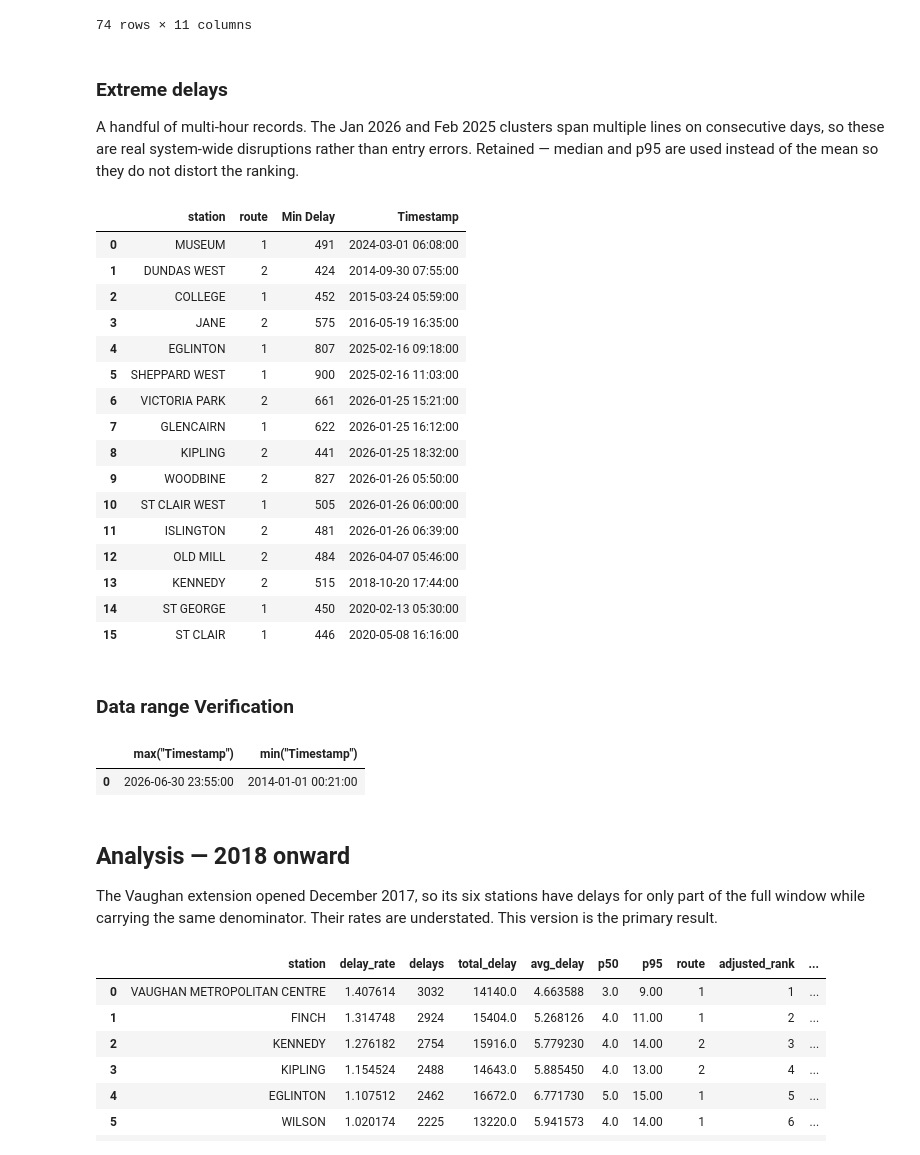
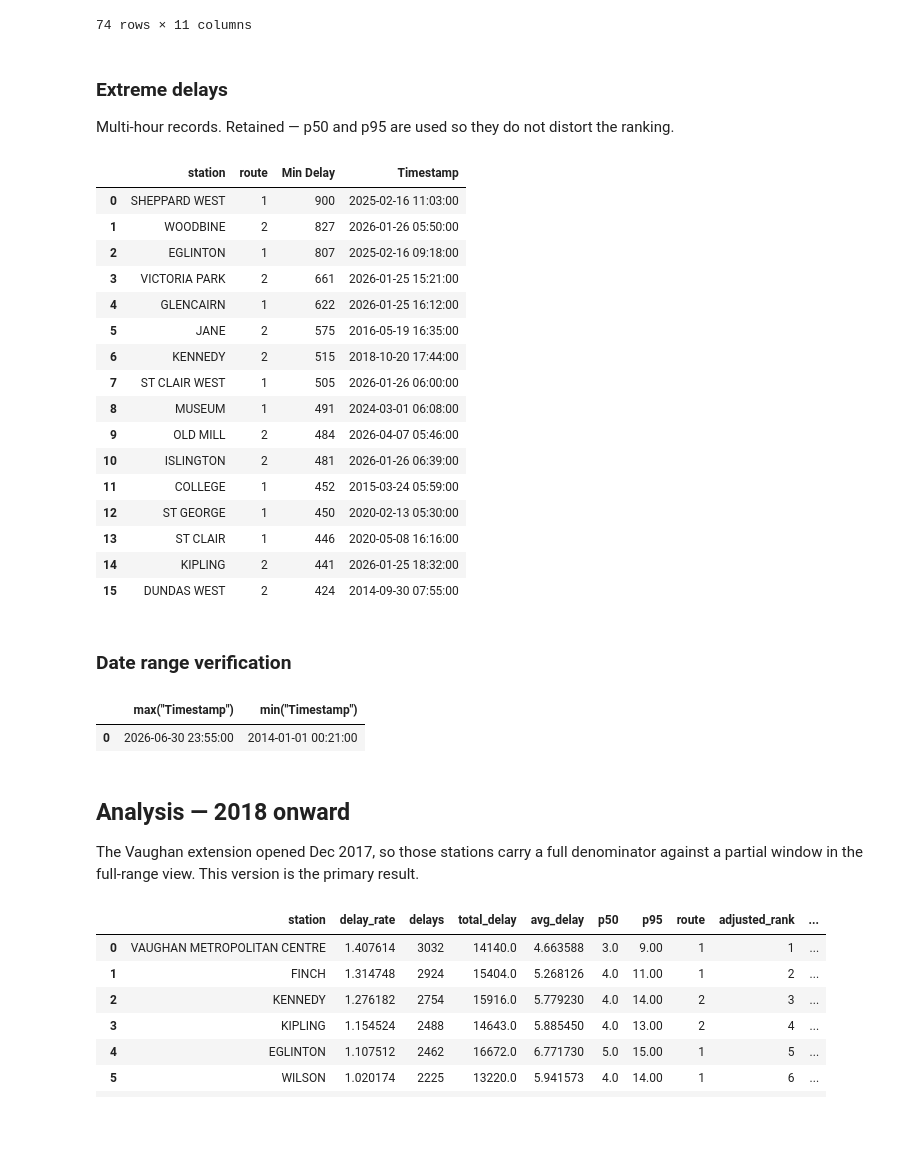
Before and after one commit to DevAwol/TTCdelay, a Jupyter notebook: explore.ipynb, the cells around one changed output. Saved outputs shown, nothing was run; the diff lists cells and outputs as text; code cells hidden in the pictures; blank space fills up the shorter version.

```diff
--- a/explore.ipynb
+++ b/explore.ipynb
@@ -802,35 +790,33 @@ con.sql("""
 # %% [markdown]
 ### Extreme delays
 
-A handful of multi-hour records. The Jan 2026 and Feb 2025 clusters span
-multiple lines on consecutive days, so these are real system-wide disruptions
-rather than entry errors. Retained — median and p95 are used instead of the
-mean so they do not distort the ranking.
+Multi-hour records. Retained — p50 and p95 are used so they do not distort the ranking.
 # %%
 con.sql("""
 SELECT station, route, "Min Delay", Timestamp FROM clean_delays
 WHERE "Min Delay" > 400
+ORDER BY "Min Delay" DESC
 """).df()
 # %% [output]
 |  | station | route | Min Delay | Timestamp |
-| 0 | MUSEUM | 1 | 491 | 2024-03-01 06:08:00 |
-| 1 | DUNDAS WEST | 2 | 424 | 2014-09-30 07:55:00 |
-| 2 | COLLEGE | 1 | 452 | 2015-03-24 05:59:00 |
-| 3 | JANE | 2 | 575 | 2016-05-19 16:35:00 |
-| 4 | EGLINTON | 1 | 807 | 2025-02-16 09:18:00 |
-| 5 | SHEPPARD WEST | 1 | 900 | 2025-02-16 11:03:00 |
-| 6 | VICTORIA PARK | 2 | 661 | 2026-01-25 15:21:00 |
-| 7 | GLENCAIRN | 1 | 622 | 2026-01-25 16:12:00 |
-| 8 | KIPLING | 2 | 441 | 2026-01-25 18:32:00 |
-| 9 | WOODBINE | 2 | 827 | 2026-01-26 05:50:00 |
-| 10 | ST CLAIR WEST | 1 | 505 | 2026-01-26 06:00:00 |
-| 11 | ISLINGTON | 2 | 481 | 2026-01-26 06:39:00 |
-| 12 | OLD MILL | 2 | 484 | 2026-04-07 05:46:00 |
-| 13 | KENNEDY | 2 | 515 | 2018-10-20 17:44:00 |
-| 14 | ST GEORGE | 1 | 450 | 2020-02-13 05:30:00 |
-| 15 | ST CLAIR | 1 | 446 | 2020-05-08 16:16:00 |
+| 0 | SHEPPARD WEST | 1 | 900 | 2025-02-16 11:03:00 |
+| 1 | WOODBINE | 2 | 827 | 2026-01-26 05:50:00 |
+| 2 | EGLINTON | 1 | 807 | 2025-02-16 09:18:00 |
+| 3 | VICTORIA PARK | 2 | 661 | 2026-01-25 15:21:00 |
+| 4 | GLENCAIRN | 1 | 622 | 2026-01-25 16:12:00 |
+| 5 | JANE | 2 | 575 | 2016-05-19 16:35:00 |
+| 6 | KENNEDY | 2 | 515 | 2018-10-20 17:44:00 |
+| 7 | ST CLAIR WEST | 1 | 505 | 2026-01-26 06:00:00 |
+| 8 | MUSEUM | 1 | 491 | 2024-03-01 06:08:00 |
+| 9 | OLD MILL | 2 | 484 | 2026-04-07 05:46:00 |
+| 10 | ISLINGTON | 2 | 481 | 2026-01-26 06:39:00 |
+| 11 | COLLEGE | 1 | 452 | 2015-03-24 05:59:00 |
+| 12 | ST GEORGE | 1 | 450 | 2020-02-13 05:30:00 |
+| 13 | ST CLAIR | 1 | 446 | 2020-05-08 16:16:00 |
+| 14 | KIPLING | 2 | 441 | 2026-01-25 18:32:00 |
+| 15 | DUNDAS WEST | 2 | 424 | 2014-09-30 07:55:00 |
 # %% [markdown]
-### Data range Verification
+### Date range verification
 # %%
 con.sql("""
 SELECT MAX(Timestamp), MIN(Timestamp) FROM clean_delays
@@ -841,9 +827,8 @@ SELECT MAX(Timestamp), MIN(Timestamp) FROM clean_delays
 # %% [markdown]
 ## Analysis — 2018 onward
 
-The Vaughan extension opened December 2017, so its six stations have delays
-for only part of the full window while carrying the same denominator. Their
-rates are understated. This version is the primary result.
+The Vaughan extension opened Dec 2017, so those stations carry a full denominator against
+a partial window in the full-range view. This version is the primary result.
 # %%
 ## with 2017 line 1 extension sensitivity consideration
 
```
Also changed, not shown: parts of 40 cells of this notebook.
